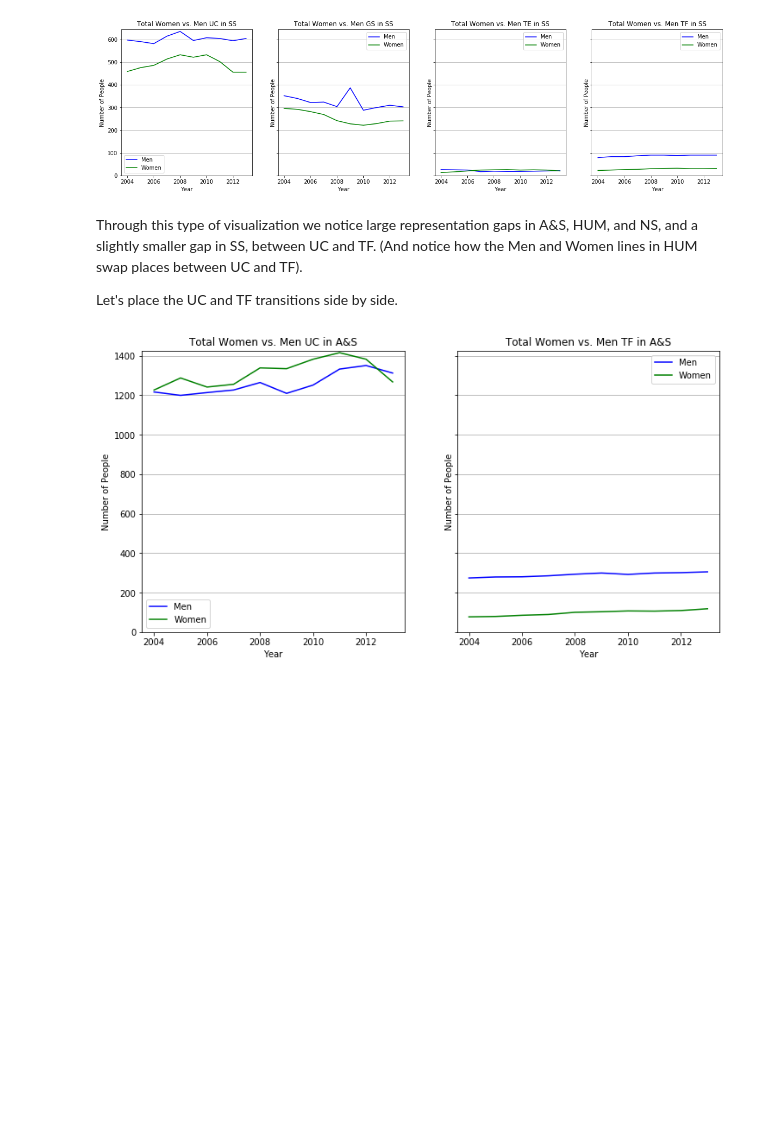
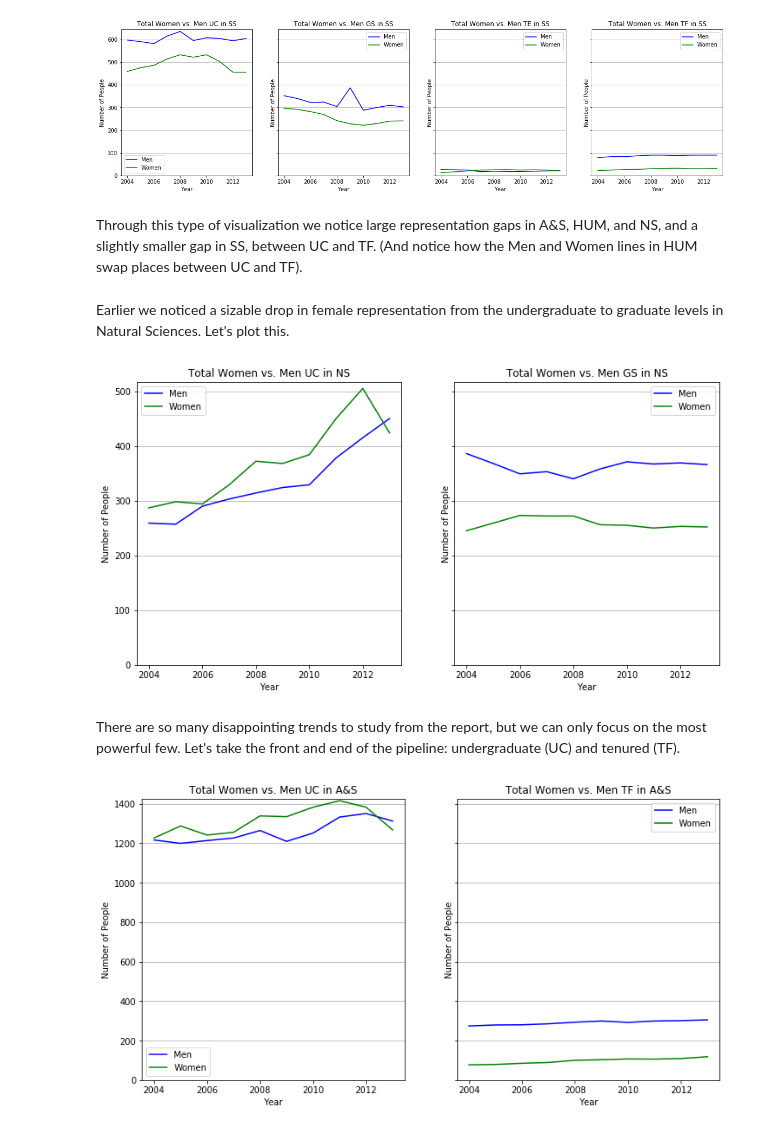
Before and after one commit to jsonkao/CU-female-representation, a Jupyter notebook: notebooks/female-representation.ipynb, the cells around one changed output. Cells and saved outputs as stored; diff of their text form; code cells hidden in the pictures; blank space fills up the shorter version.

```diff
--- a/notebooks/female-representation.ipynb
+++ b/notebooks/female-representation.ipynb
@@ -123,8 +125,16 @@ for a in range(len(areas)):
 [figure]
 # %% [markdown]
 Through this type of visualization we notice large representation gaps in A&S, HUM, and NS, and a slightly smaller gap in SS, between UC and TF. (And notice how the Men and Women lines in HUM swap places between UC and TF).
-
-Let's place the UC and TF transitions side by side.
+# %% [markdown]
+Earlier we noticed a sizable drop in female representation from the undergraduate to graduate levels in Natural Sciences. Let's plot this.
+# %%
+fig, ax_lst = plt.subplots(1, 2, figsize=(12,6), sharey=True)
+for r in range(2):
+    plotLines(ax_lst[r], 2, r)
+# %% [output]
+[figure, added]
+# %% [markdown]
+There are so many disappointing trends to study from the report, but we can only focus on the most powerful few. Let's take the front and end of the pipeline: undergraduate (UC) and tenured (TF).
 # %%
 for a in range(len(areas)):
     fig, ax_lst = plt.subplots(1, 2, figsize=(12,6), sharey=True)
```
Also changed, not shown: parts of 12 cells of this notebook.
